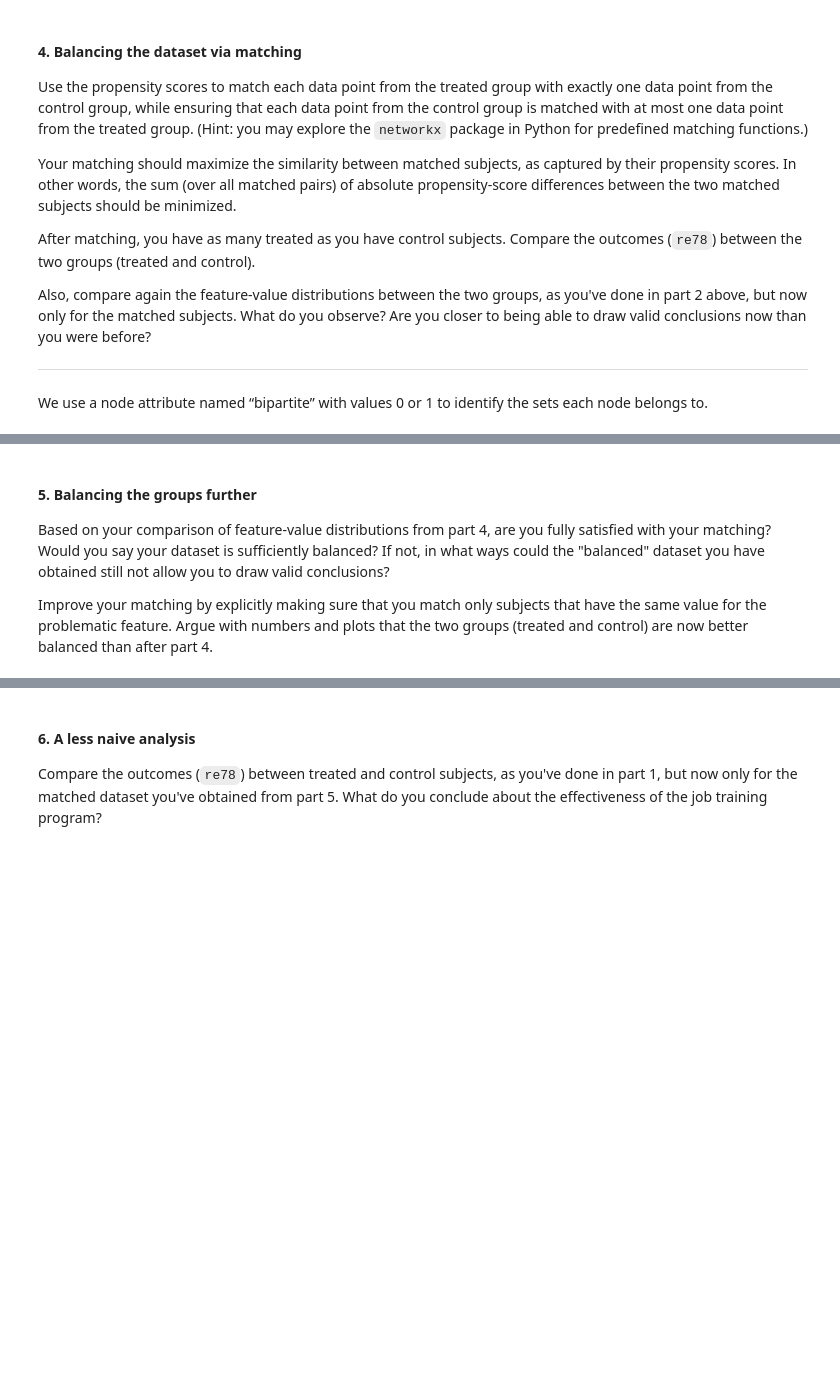
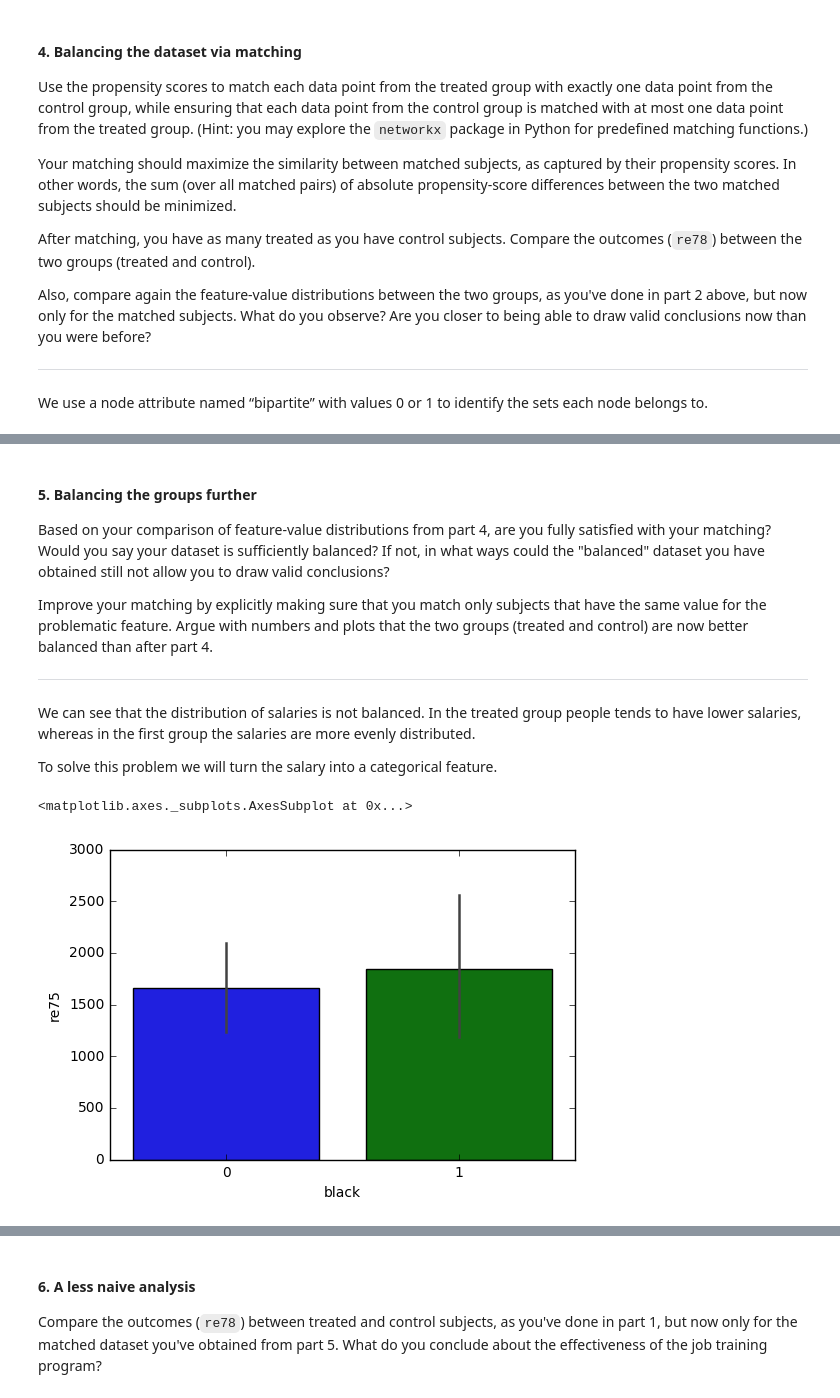
Before and after one commit to mj2905/ProjectMYP, a Jupyter notebook: HW4/Homework 4 MarcX.ipynb, the cells around one changed output, grey strips where cells are left out. Cells and saved outputs as stored; diff of their text form; code cells hidden in the pictures; blank space fills up the shorter version.

```diff
--- a/HW4/Homework 4 MarcX.ipynb
+++ b/HW4/Homework 4 MarcX.ipynb
@@ -206,3 +269,13 @@ If not, in what ways could the "balanced" dataset you have obtained still not al
 
 Improve your matching by explicitly making sure that you match only subjects that have the same value for the problematic feature.
 Argue with numbers and plots that the two groups (treated and control) are now better balanced than after part 4.
+
+---
+We can see that the distribution of salaries is not balanced. In the treated group people tends to have lower salaries, whereas in the first group the salaries are more evenly distributed.
+
+To solve this problem we will turn the salary into a categorical feature.
+# %%
+sns.barplot(x='black', y='re75', data=reduced_lalonde[reduced_lalonde.treat==0])
+# %% [output]
+<matplotlib.axes._subplots.AxesSubplot at 0x...>
+[figure, added]
```
Also changed, not shown: parts of 16 cells of this notebook.
